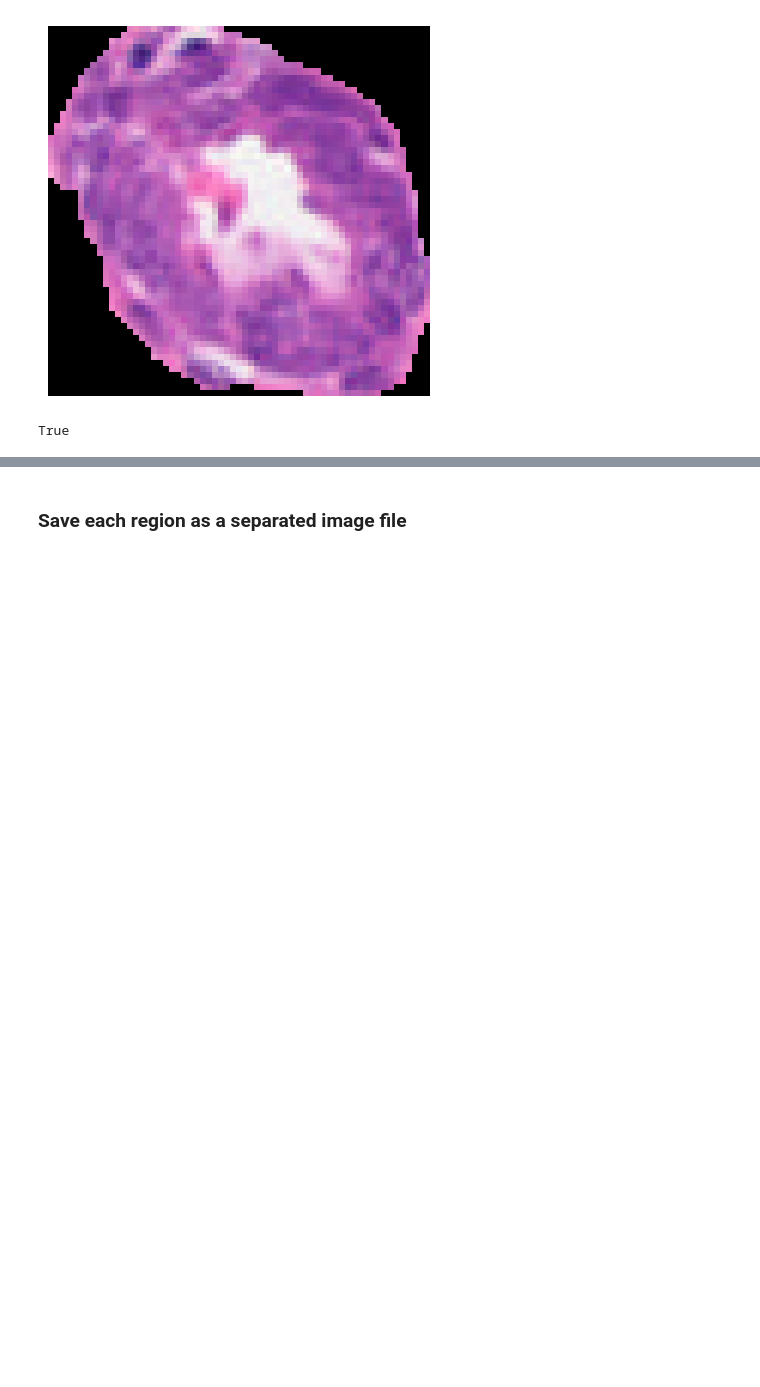
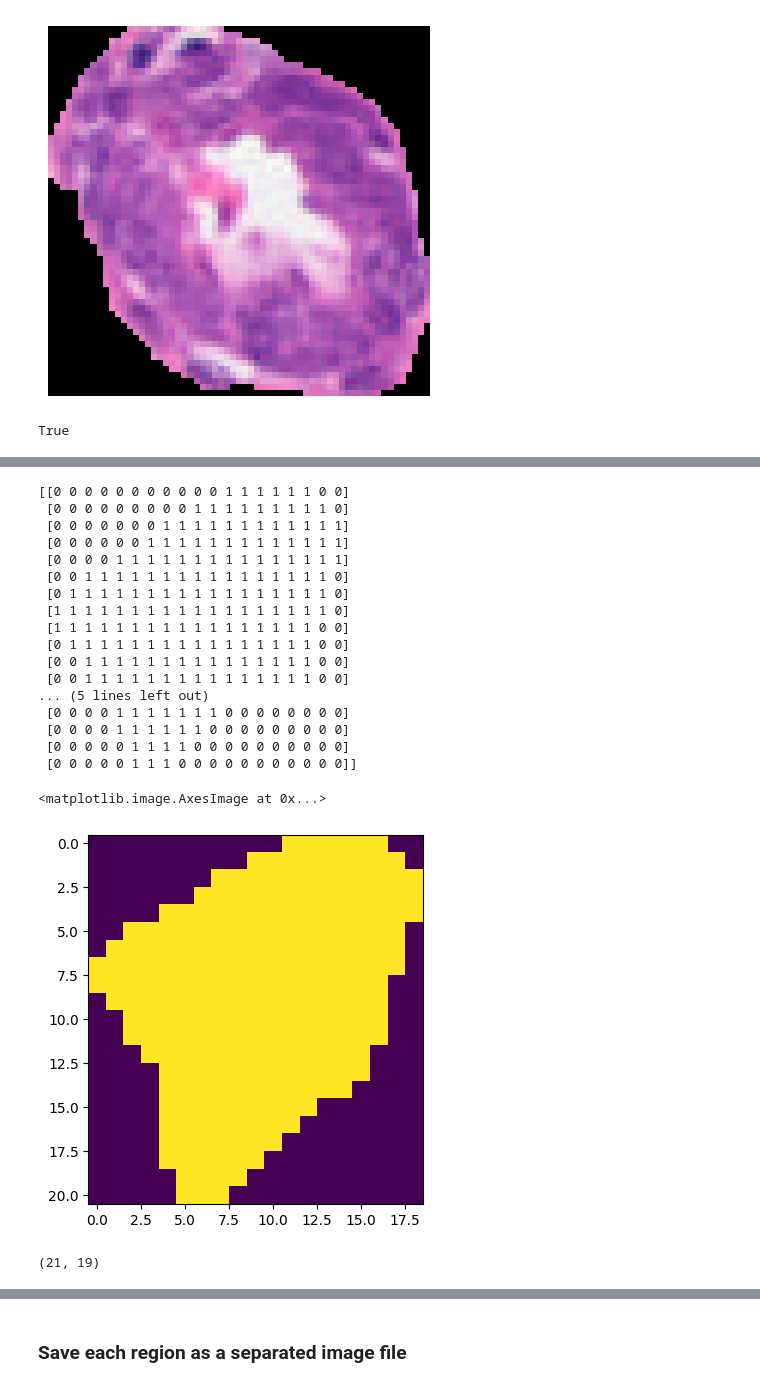
Before and after one commit to 8toz/3d_breast_reconstruction, a Jupyter notebook: train_classifier.ipynb, the cells around one changed output, grey strips where cells are left out. Saved outputs shown, nothing was run; the diff lists cells and outputs as text; code cells hidden in the pictures; blank space fills up the shorter version.

```diff
--- a/train_classifier.ipynb
+++ b/train_classifier.ipynb
@@ -273,0 +268,37 @@ True
+# %%
+# Convert the color image to grayscale
+gray_image = cv2.cvtColor(image, cv2.COLOR_BGR2GRAY)
+
+# Threshold the grayscale image to get a binary mask of non-black pixels
+_, mask = cv2.threshold(gray_image, 1, 255, cv2.THRESH_BINARY)
+
+# Convert the binary mask to a matrix with labels
+labels_matrix = np.where(mask > 0, 1, 0)
+
+# Print the labels matrix
+print(labels_matrix)
+plt.imshow(labels_matrix)
+# %% [output]
+[[0 0 0 0 0 0 0 0 0 0 0 1 1 1 1 1 1 0 0]
+ [0 0 0 0 0 0 0 0 0 1 1 1 1 1 1 1 1 1 0]
+ [0 0 0 0 0 0 0 1 1 1 1 1 1 1 1 1 1 1 1]
+ [0 0 0 0 0 0 1 1 1 1 1 1 1 1 1 1 1 1 1]
+ [0 0 0 0 1 1 1 1 1 1 1 1 1 1 1 1 1 1 1]
+ [0 0 1 1 1 1 1 1 1 1 1 1 1 1 1 1 1 1 0]
+ [0 1 1 1 1 1 1 1 1 1 1 1 1 1 1 1 1 1 0]
+ [1 1 1 1 1 1 1 1 1 1 1 1 1 1 1 1 1 1 0]
+ [1 1 1 1 1 1 1 1 1 1 1 1 1 1 1 1 1 0 0]
+ [0 1 1 1 1 1 1 1 1 1 1 1 1 1 1 1 1 0 0]
+ [0 0 1 1 1 1 1 1 1 1 1 1 1 1 1 1 1 0 0]
+ [0 0 1 1 1 1 1 1 1 1 1 1 1 1 1 1 1 0 0]
+... (5 lines left out)
+ [0 0 0 0 1 1 1 1 1 1 1 0 0 0 0 0 0 0 0]
+ [0 0 0 0 1 1 1 1 1 1 0 0 0 0 0 0 0 0 0]
+ [0 0 0 0 0 1 1 1 1 0 0 0 0 0 0 0 0 0 0]
+ [0 0 0 0 0 1 1 1 0 0 0 0 0 0 0 0 0 0 0]]
+<matplotlib.image.AxesImage at 0x...>
+[figure, added]
+# %%
+labels_matrix.shape
+# %% [output]
+(21, 19)
```
Also changed, not shown: parts of 7 cells of this notebook.
